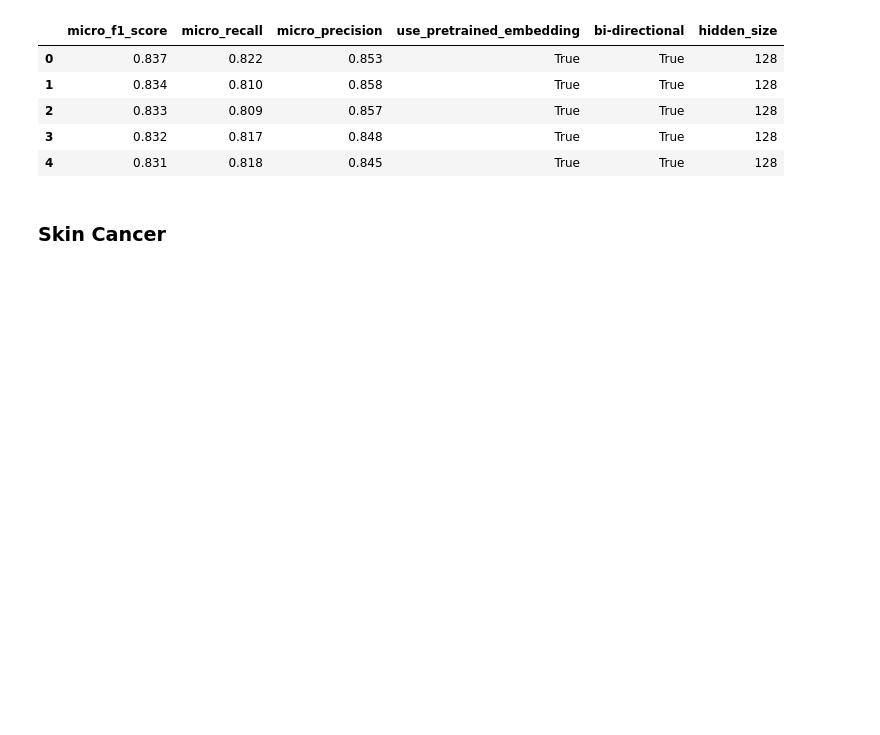
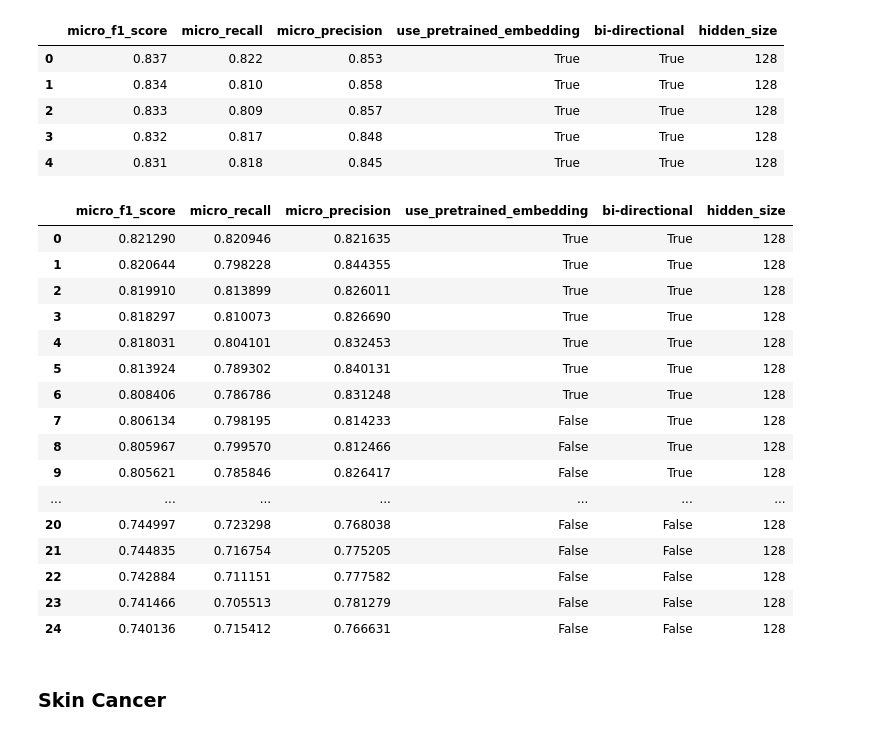
Before and after one commit to simonhughes22/PythonNlpResearch, a Jupyter notebook: notebooks/Mongo Queries/Query Model Hyper Parameter Tuning Results.ipynb, the cells around one changed output. Cells and saved outputs as stored; diff of their text form; code cells hidden in the pictures; blank space fills up the shorter version.

```diff
--- a/notebooks/Mongo Queries/Query Model Hyper Parameter Tuning Results.ipynb
+++ b/notebooks/Mongo Queries/Query Model Hyper Parameter Tuning Results.ipynb
@@ -309,6 +309,26 @@ round_data(df.head(ROWS)[("micro_f1_score,micro_recall,micro_precision," + feats
 | 2 | 0.833 | 0.809 | 0.857 | True | True | 128 |
 | 3 | 0.832 | 0.817 | 0.848 | True | True | 128 |
 | 4 | 0.831 | 0.818 | 0.845 | True | True | 128 |
+# %%
+df
+# %% [output]
+|  | micro_f1_score | micro_recall | micro_precision | use_pretrained_embedding | bi-directional | hidden_size |
+| 0 | 0.821290 | 0.820946 | 0.821635 | True | True | 128 |
+| 1 | 0.820644 | 0.798228 | 0.844355 | True | True | 128 |
+| 2 | 0.819910 | 0.813899 | 0.826011 | True | True | 128 |
+| 3 | 0.818297 | 0.810073 | 0.826690 | True | True | 128 |
+| 4 | 0.818031 | 0.804101 | 0.832453 | True | True | 128 |
+| 5 | 0.813924 | 0.789302 | 0.840131 | True | True | 128 |
+| 6 | 0.808406 | 0.786786 | 0.831248 | True | True | 128 |
+| 7 | 0.806134 | 0.798195 | 0.814233 | False | True | 128 |
+| 8 | 0.805967 | 0.799570 | 0.812466 | False | True | 128 |
+| 9 | 0.805621 | 0.785846 | 0.826417 | False | True | 128 |
+| ... | ... | ... | ... | ... | ... | ... |
+| 20 | 0.744997 | 0.723298 | 0.768038 | False | False | 128 |
+| 21 | 0.744835 | 0.716754 | 0.775205 | False | False | 128 |
+| 22 | 0.742884 | 0.711151 | 0.777582 | False | False | 128 |
+| 23 | 0.741466 | 0.705513 | 0.781279 | False | False | 128 |
+| 24 | 0.740136 | 0.715412 | 0.766631 | False | False | 128 |
 # %% [markdown]
 ### Skin Cancer
 # %%
```
Also changed, not shown: 6 other files.
